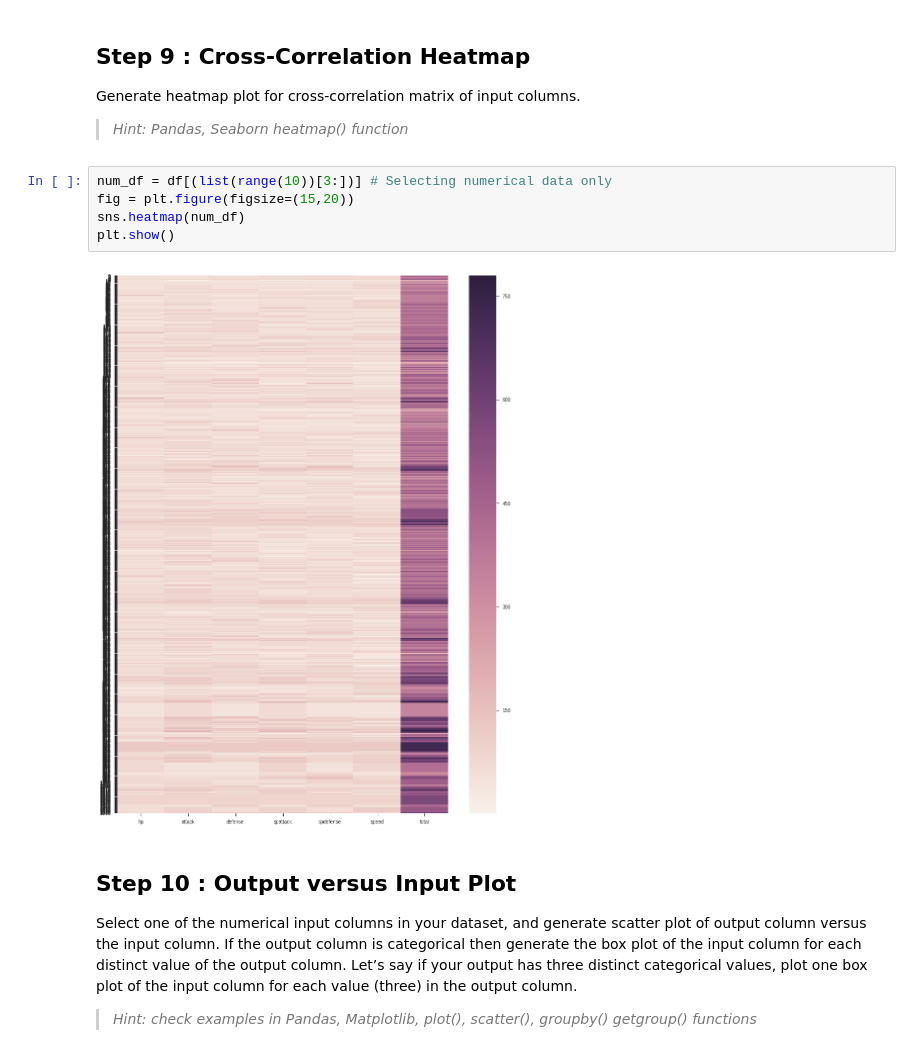
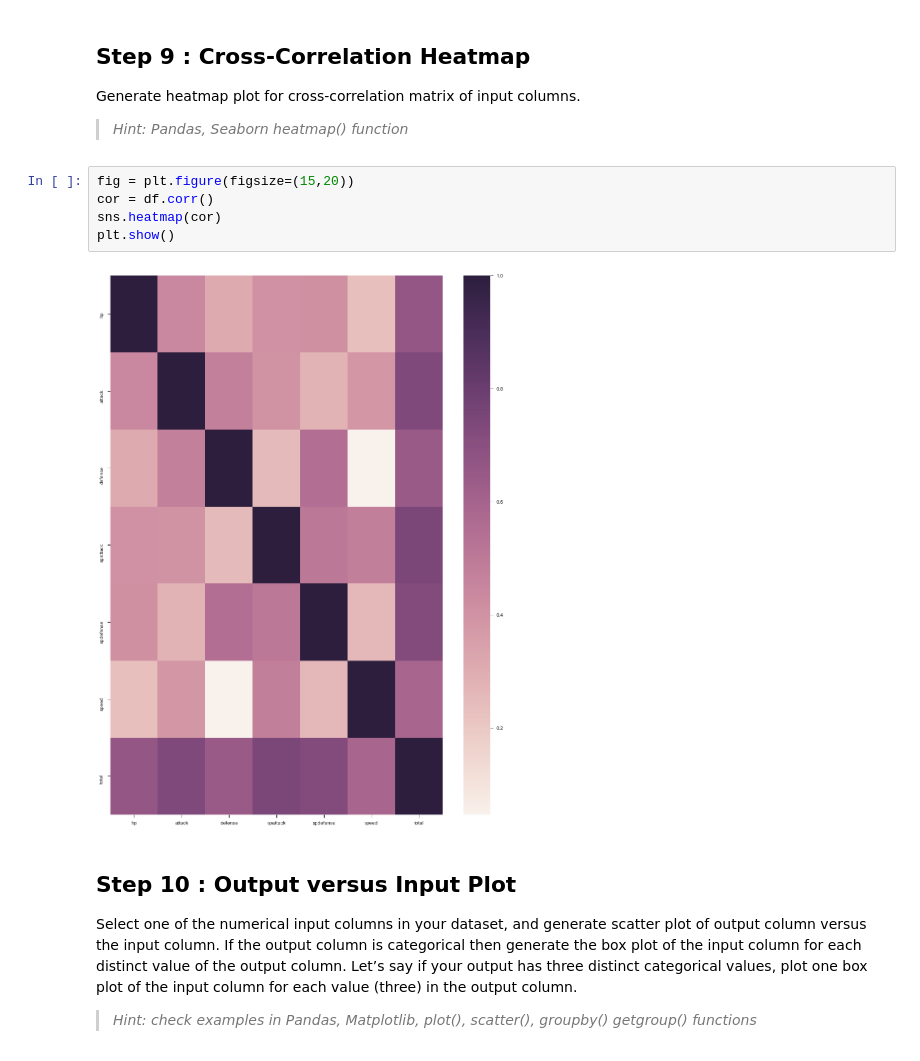
Before and after one commit to eneskemalergin/Data_Mining_Spring2017, a Jupyter notebook: Final_Homework/eneskemal_HW.ipynb, the cells around one changed output. Cells and saved outputs as stored; diff of their text form.

```diff
--- a/Final_Homework/eneskemal_HW.ipynb
+++ b/Final_Homework/eneskemal_HW.ipynb
@@ -288,12 +286,12 @@ Generate heatmap plot for cross-correlation matrix of input columns.
 
 > *Hint: Pandas, Seaborn heatmap() function*
 # %%
-num_df = df[(list(range(10))[3:])] # Selecting numerical data only
 fig = plt.figure(figsize=(15,20))
-sns.heatmap(num_df)
+cor = df.corr()
+sns.heatmap(cor)
 plt.show()
 # %% [output]
-[figure, old version]
+[figure, new version]
 # %% [markdown]
 Step 10 : Output versus Input Plot
 ---
```
Also changed, not shown: parts of 4 cells of this notebook, 5 other files.
